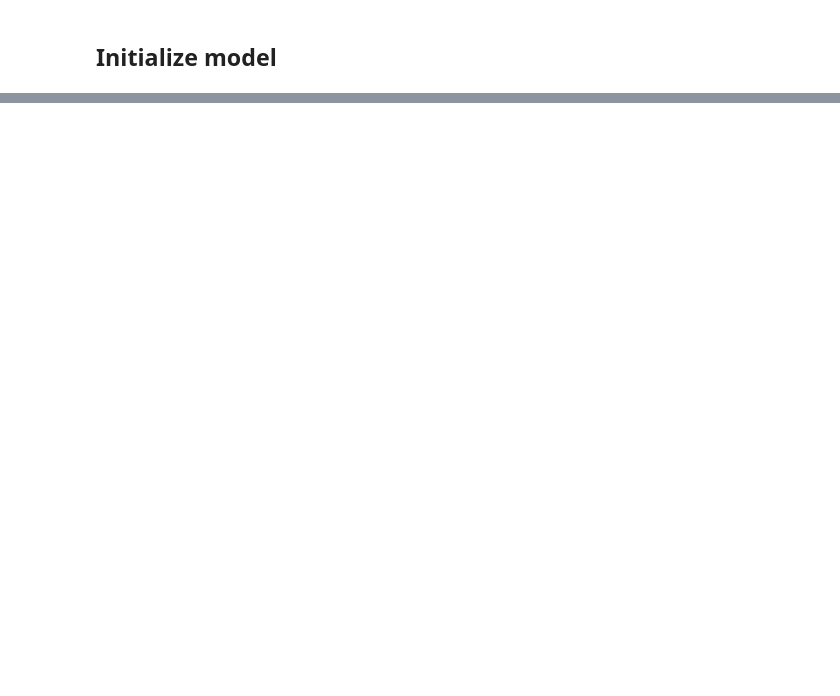
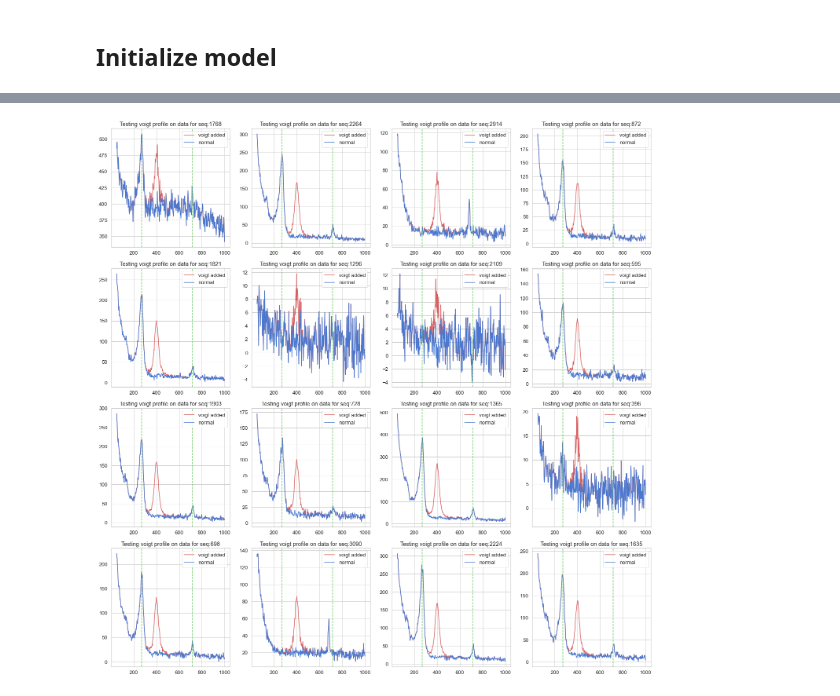
Before and after one commit to AugustSchreyer/02460_Advanced_ML, a Jupyter notebook: Train_on_real_data.ipynb, the cells around one changed output, grey strips where cells are left out. Cells and saved outputs as stored; diff of their text form; code cells hidden in the pictures; blank space fills up the shorter version.

```diff
--- a/Train_on_real_data.ipynb
+++ b/Train_on_real_data.ipynb
@@ -339,0 +476,3 @@ KeyboardInterrupt:
+# %%
+spectra, w, mapsize = dat_class.maps[filenames[7]]
+w_cut = w[w<1000]
@@ -339,0 +486,19 @@ KeyboardInterrupt:
+# %%
+i = np.random.choice(spectra.shape[0],size=16)
+i[0]=1768
+#i = np.arange(16)
+fig,axes = plt.subplots(4,4,figsize=(20,20))
+for k,ax in enumerate(axes.flat):
+    dat = spectra[i[k],w<=1000]
+    max_val = np.max(dat)-np.min(dat)
+
+    ax.plot(w[w<1001],dat+voigt(w[w<1001],400,12,12,max_val*0.5),label="voigt added",c = 'r')
+    ax.plot(w[w<1001],dat,label="normal",c='b')
+    ax.legend()
+    ax.axvline(x=270,color='g', linestyle='--')
+    ax.axvline(x=715,color='g', linestyle='--')
+    ax.set_title("Testing voigt profile on data for seq:{}".format(i[k]))
+fig.tight_layout()
+#fig.show()
+# %% [output]
+[figure, added]
```
Also changed, not shown: parts of 51 cells of this notebook, 2 other files.
